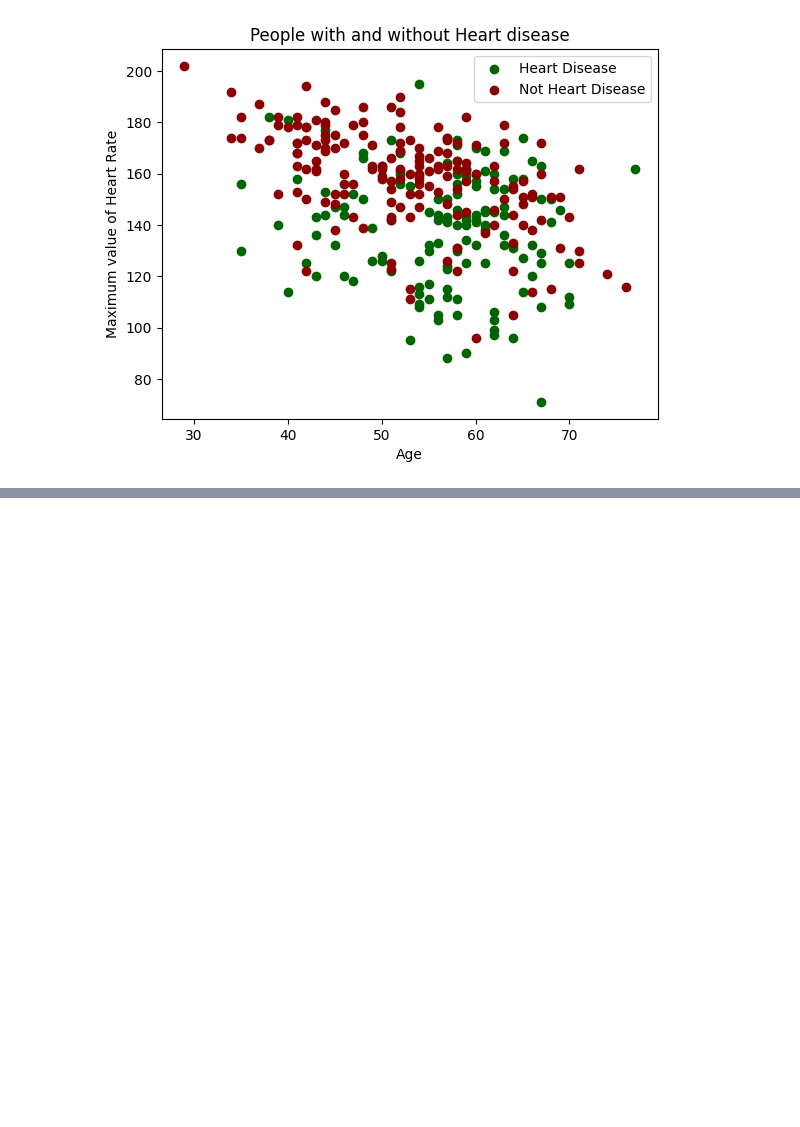
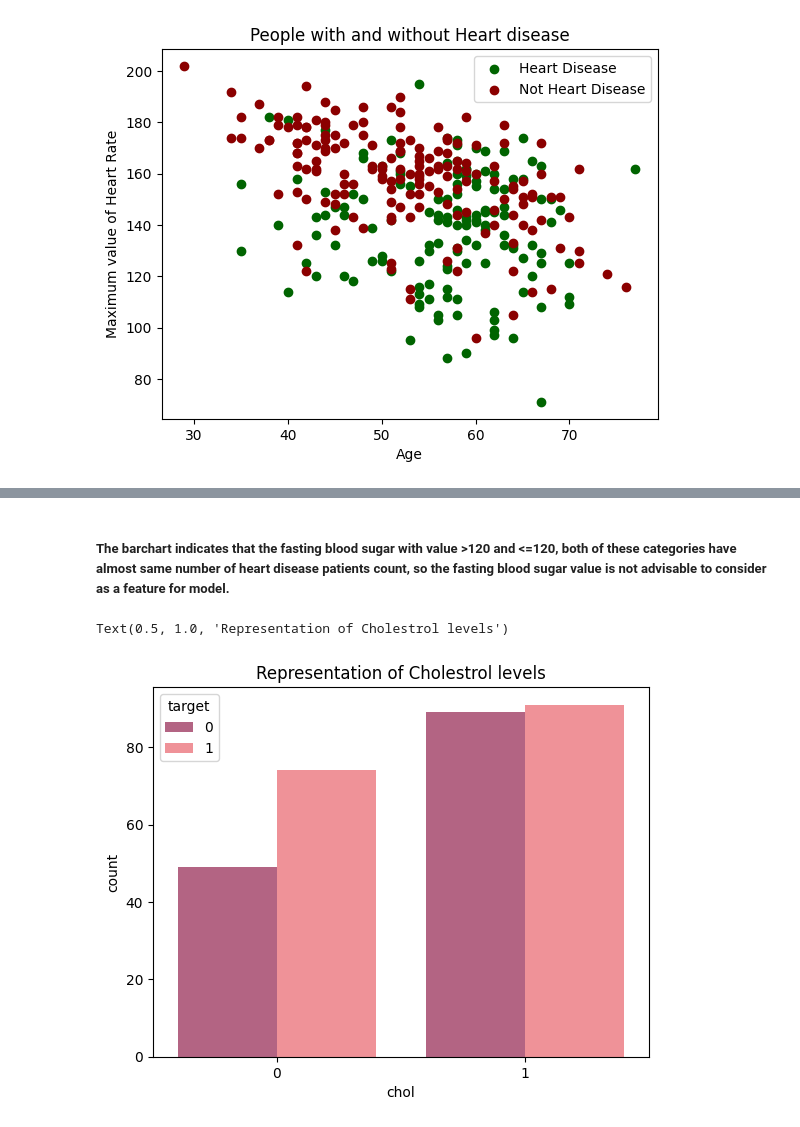
Before and after one commit to saiprasaad/Heart-Disease-Prediction, a Jupyter notebook: Project.ipynb, the cells around one changed output, grey strips where cells are left out. Saved outputs shown, nothing was run; the diff lists cells and outputs as text; code cells hidden in the pictures; blank space fills up the shorter version.

```diff
--- a/Project.ipynb
+++ b/Project.ipynb
@@ -172,0 +210,12 @@ plt.show()
+# %% [markdown]
+##### The barchart indicates that the fasting blood sugar with value >120 and <=120, both of these categories have almost same number of heart disease patients count, so the fasting blood sugar value is not advisable to consider as a feature for model.
+# %%
+temp_df = df.copy()
+temp_df.loc[temp_df['chol'] <= 230, 'chol'] = 0
+temp_df.loc[temp_df['chol'] > 230, 'chol'] = 1
+temp_df
+sns.countplot(x="chol", hue="target", data=temp_df, palette=["#C05780", "#FF828B"])
+plt.title('Representation of Cholestrol levels')
+# %% [output]
+Text(0.5, 1.0, 'Representation of Cholestrol levels')
+[figure, added]
```
Also changed, not shown: parts of 6 cells of this notebook.
